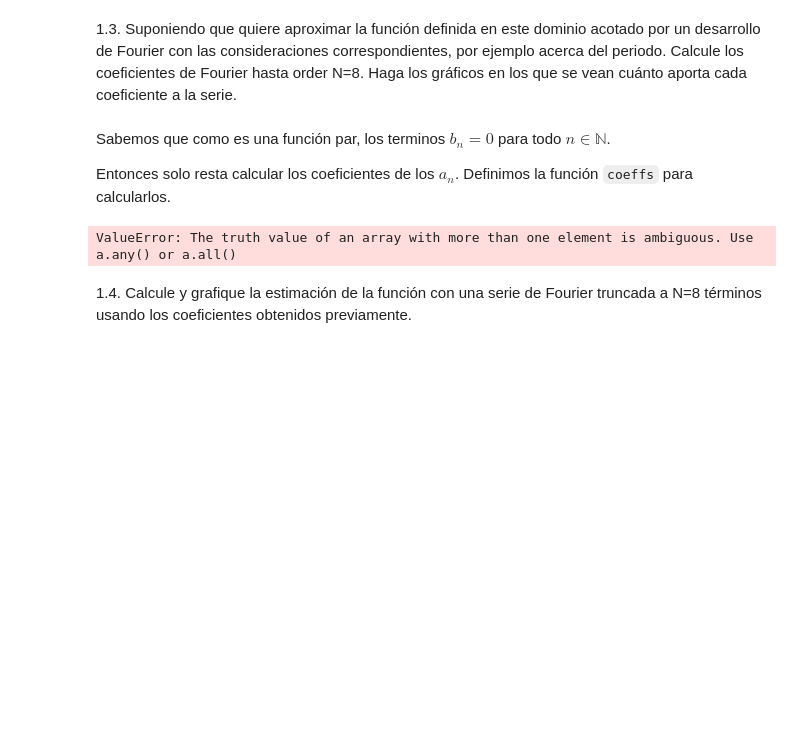
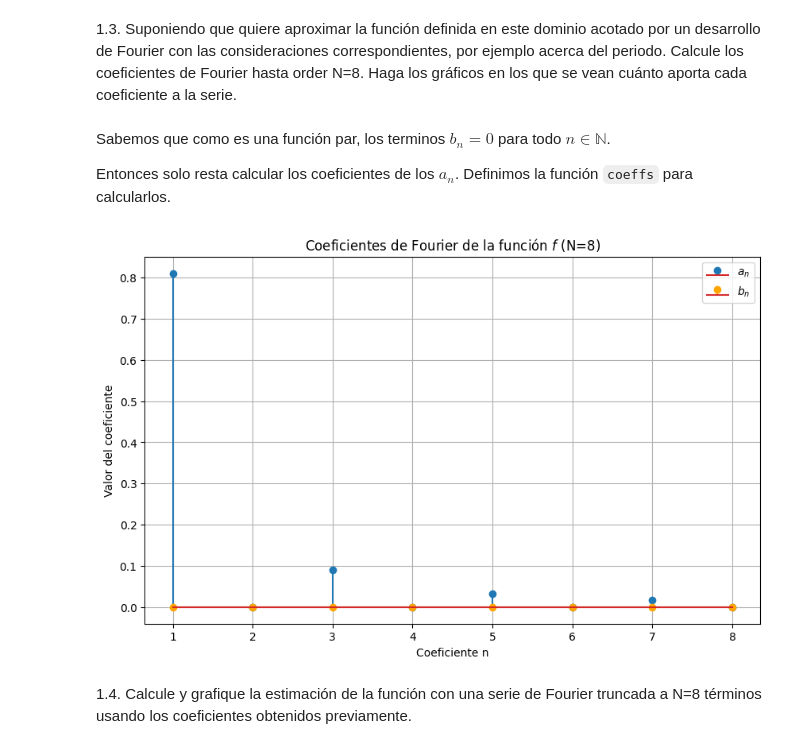
Before and after one commit to lmendezayl/modelado-continuo, a Jupyter notebook: trabajos-practicos/TP2IMC2025_MENDEZ_STANGALINI_DRELEWICZ.ipynb, the cells around one changed output. Saved outputs shown, nothing was run; the diff lists cells and outputs as text; code cells hidden in the pictures; blank space fills up the shorter version.

```diff
--- a/trabajos-practicos/TP2IMC2025_MENDEZ_STANGALINI_DRELEWICZ.ipynb
+++ b/trabajos-practicos/TP2IMC2025_MENDEZ_STANGALINI_DRELEWICZ.ipynb
@@ -71,37 +98,51 @@ Sabemos que como es una función par, los terminos $b_n = 0$ para todo $n \in \m
 
 Entonces solo resta calcular los coeficientes de los $a_n$. Definimos la función `coeffs` para calcularlos.
 # %%
-def coeffs(f, L: float | int, dh: int, N: int) -> tuple[float, list[float], list[float]]:
+def coeffs(f, dh: int, N: int) -> tuple[float, list[float], list[float]]:
     """
-    Calcula los coeficientes de la serie de Fourier de una funcion f desde -L
-    hasta L usando la regla del trapecio con dh puntos, truncada en N términos.
+    Calcula los coeficientes de la serie de Fourier de una funcion f desde -1
+    hasta 1 usando la regla del trapecio con dh puntos, truncada en N términos.
     """
 
-    x = np.linspace(-L, L, dh)
+    # Nota: en los calculos de los coeficientes, no estoy considerando otros posibles valores de L=1
+    # Como 1/L = 1, es lo mismo que esté o no.
 
+    x = np.linspace(-1, 1, dh)
+
+    # Listas para almacenar los coeficientes
     coeffs_a: list[float] = []
     coeffs_b: list[float] = []
 
-    a_0: float = (1/L) * np.trapezoid(f(x), x)
+    # Coeficiente a_0
+    a_0: float = np.trapezoid(f(x), x)
 
+    # Es hasta N+1 porque el rango empieza en 1 y queremos N términos
     for n in range(1, N+1):
-        a_n: float = (1/L) * np.trapezoid(f(x)*np.cos((n*np.pi*x)/L), x)
-        b_n: float = (1/L) * np.trapezoid(f(x)*np.sin((n*np.pi*x)/L), x)
+        a_n: float = np.trapezoid(f(x) * np.cos((n * np.pi * x)), x)
+        b_n: float = np.trapezoid(f(x) * np.sin((n * np.pi * x)), x)
         coeffs_a.append(a_n)
         coeffs_b.append(b_n)
 
-    res = (a_0,
-           ([round(coeffs_a[k-1], 4) for k in range(1, len(coeffs_a))]),
-           ([round(coeffs_b[k-1], 4) for k in range(1, len(coeffs_b))]))
-    return res
+    return a_0, coeffs_a, coeffs_b
-# %%
-L = 1
-dh = 100
-N = 8
-
-a_0, a_n, b_n = coeffs(f, L, dh, N)
-# %% [output]
-ValueError: The truth value of an array with more than one element is ambiguous. Use a.any() or a.all()
+# %%
+dh = 100
+N = 8
+
+a0, coeffs_a, coeffs_b = coeffs(f, dh, N)
+
+# Con plt.stem graficamos los coeficientes como barras verticales
+plt.figure(figsize=(10, 6))
+plt.stem(range(1, N+1), coeffs_a, label="$a_n$")
+plt.stem(range(1, N+1), coeffs_b, label="$b_n$", linefmt='orange')
+
+plt.title(f"Coeficientes de Fourier de la función $f$ (N={N})")
+plt.xlabel("Coeficiente n")
+plt.ylabel("Valor del coeficiente")
+plt.grid()
+plt.legend()
+plt.show()
+# %% [output]
+[figure, added]
 # %% [markdown]
 
 1.4. Calcule y grafique la estimación de la función con una serie de Fourier truncada a N=8 términos usando los coeficientes obtenidos previamente.
```
Also changed, not shown: parts of 19 cells of this notebook.
